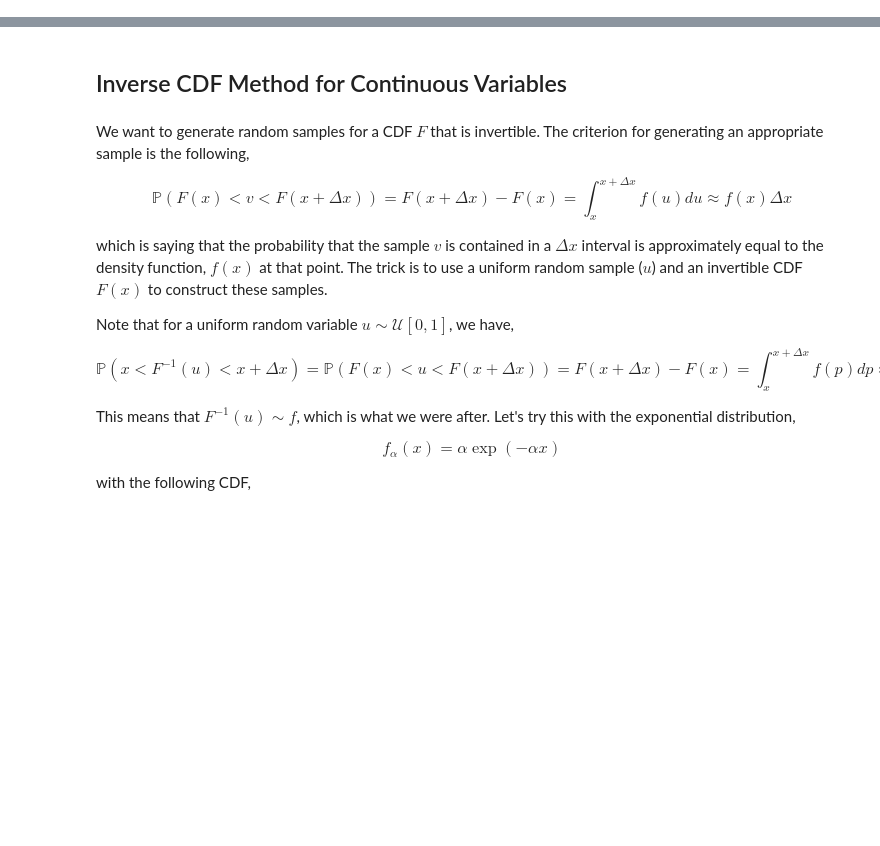
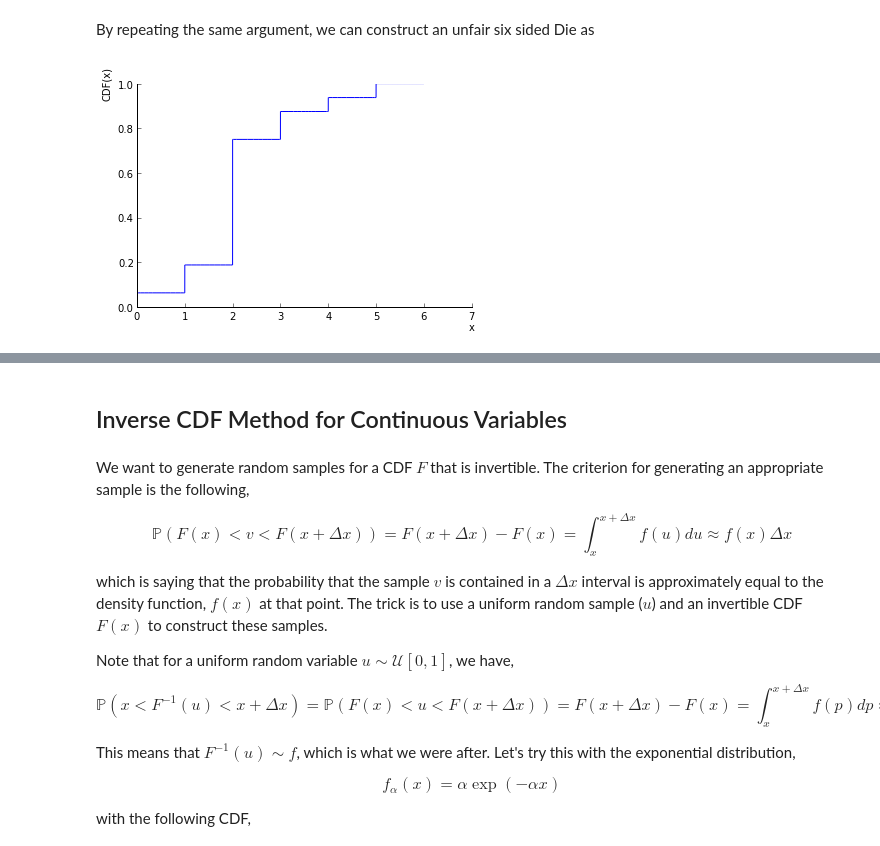
Before and after one commit to unpingco/Pig-in-the-Python, a Jupyter notebook: Sampling_Monte_Carlo.ipynb, the cells around one changed output, grey strips where cells are left out. Drawn from its saved outputs; the diff is of its cells as text; code cells hidden in the pictures; blank space fills up the shorter version.

```diff
--- a/Sampling_Monte_Carlo.ipynb
+++ b/Sampling_Monte_Carlo.ipynb
@@ -4,0 +43,9 @@ from __future__ import division
+# %% [markdown]
+By repeating the same argument, we can construct an unfair six sided Die as
+# %%
+p = array([1,2,9,2,1,1]) # the faces 2,4 and more probable than 1,5,6 and 3 is the most probable
+p = p/sum(p) # normalize to 1
+Fu = sum([S.Heaviside(x-i+1)*p[i-1] for i in range(1,7)])
+S.plot(Fu,(x,0,6),ylabel='CDF(x)',xlabel='x');
+# %% [output]
+[figure, added]
```
Also changed, not shown: parts of 10 cells of this notebook.
